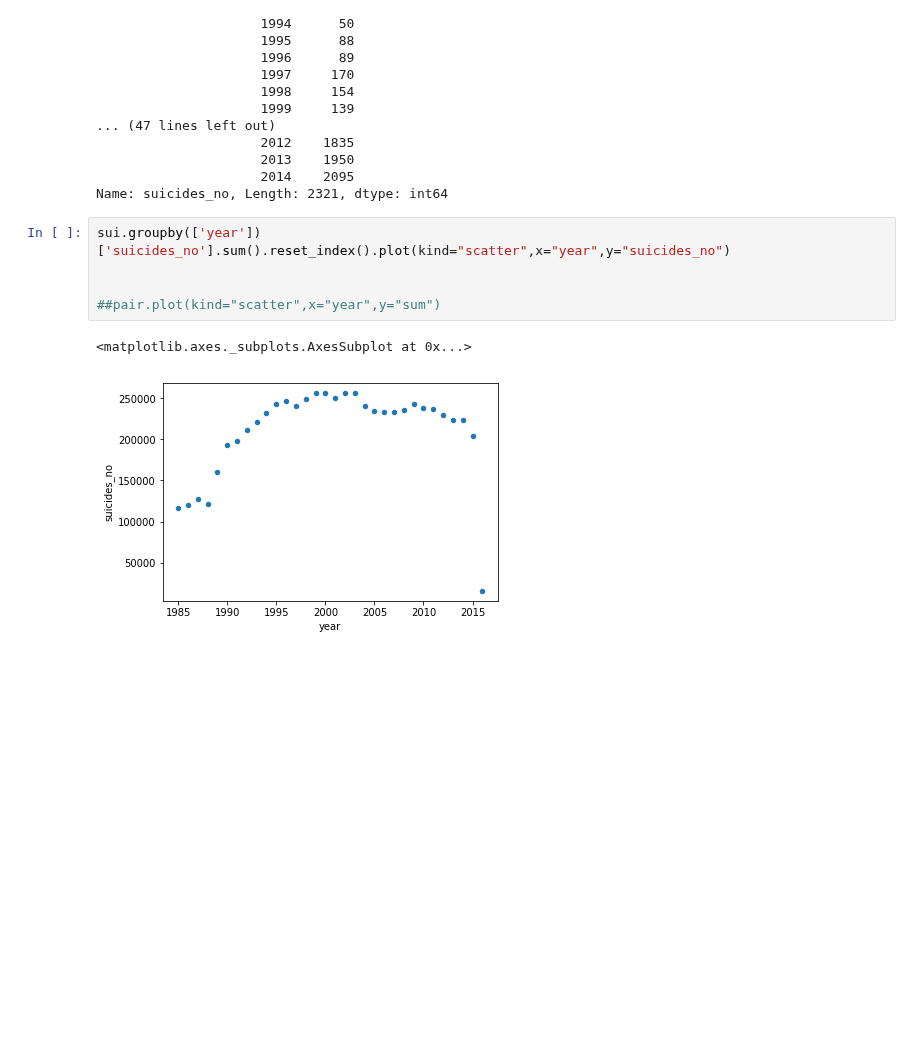
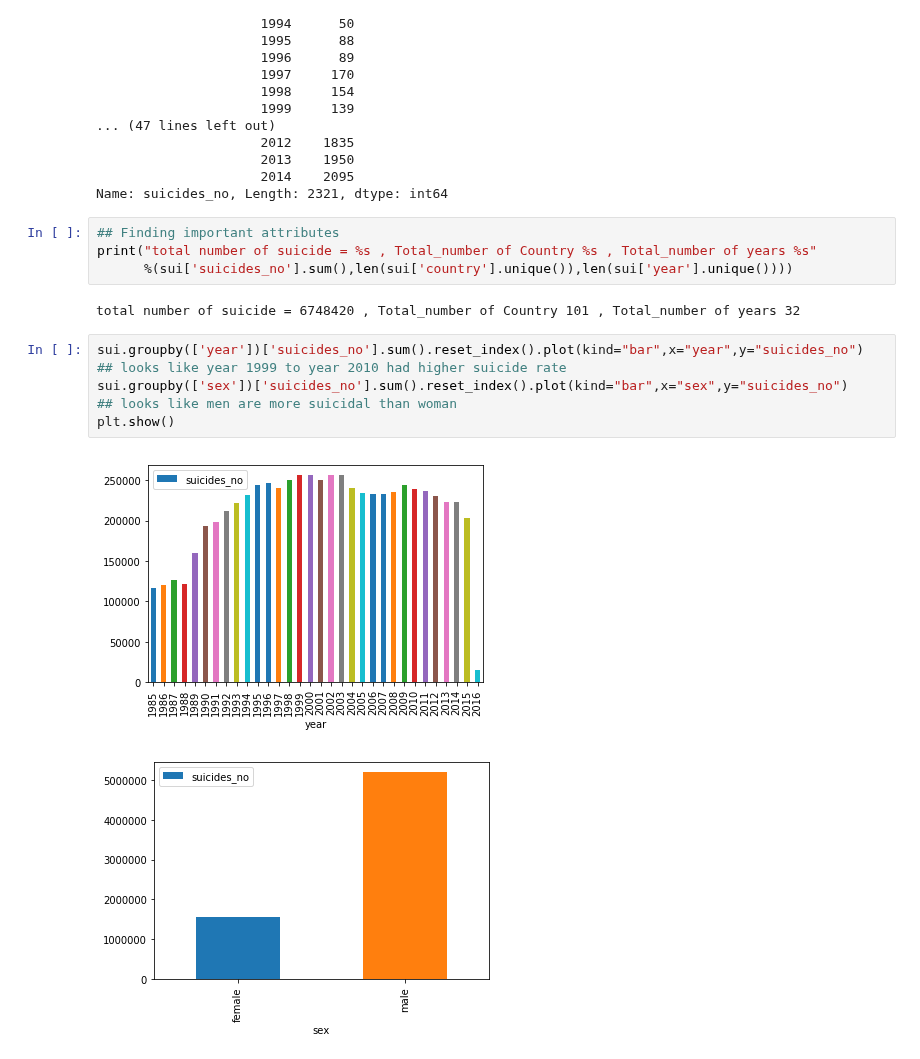
Before and after one commit to rajeevsingh717/Suicide_data_exploratory_analysis, a Jupyter notebook: Suicide_data_exploratory_analysis.ipynb, the cells around one changed output. Saved outputs shown, nothing was run; the diff lists cells and outputs as text; blank space fills up the shorter version.

```diff
--- a/Suicide_data_exploratory_analysis.ipynb
+++ b/Suicide_data_exploratory_analysis.ipynb
@@ -122,11 +122,18 @@ Albania              1987      73
                      2013    1950
                      2014    2095
 Name: suicides_no, Length: 2321, dtype: int64
+# %%
+## Finding important attributes
+print("total number of suicide = %s , Total_number of Country %s , Total_number of years %s"
+      %(sui['suicides_no'].sum(),len(sui['country'].unique()),len(sui['year'].unique())))
+# %% [output]
+total number of suicide = 6748420 , Total_number of Country 101 , Total_number of years 32
 # %%
-sui.groupby(['year'])['suicides_no'].sum().reset_index().plot(kind="scatter",x="year",y="suicides_no")
-
-
-##pair.plot(kind="scatter",x="year",y="sum")
+sui.groupby(['year'])['suicides_no'].sum().reset_index().plot(kind="bar",x="year",y="suicides_no")
+## looks like year 1999 to year 2010 had higher suicide rate
+sui.groupby(['sex'])['suicides_no'].sum().reset_index().plot(kind="bar",x="sex",y="suicides_no")
+## looks like men are more suicidal than woman
+plt.show()
 # %% [output]
-<matplotlib.axes._subplots.AxesSubplot at 0x...>
-[figure, old version]
+[figure, new version]
+[figure, added]
```
Also changed, not shown: parts of 4 cells of this notebook.
